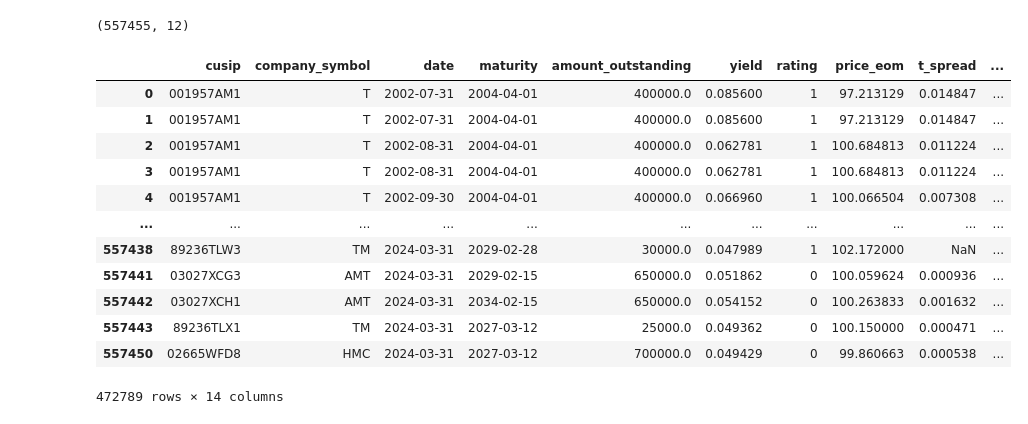
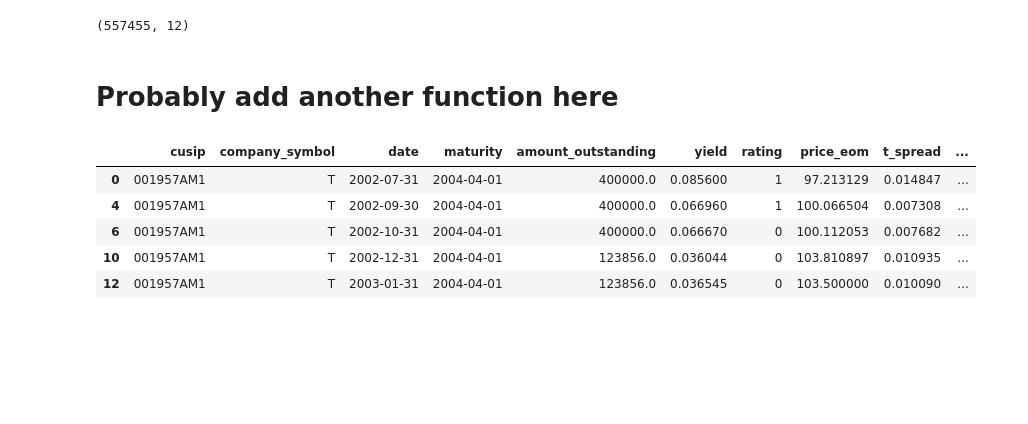
Before and after one commit to zixiaowang123/full_stack_project, a Jupyter notebook: src/test_nb.ipynb, the cells around one changed output. Cells and saved outputs as stored; diff of their text form; code cells hidden in the pictures; blank space fills up the shorter version.

```diff
--- a/src/test_nb.ipynb
+++ b/src/test_nb.ipynb
@@ -131,19 +159,16 @@ def add_par_spread_vectorized(f_df):
     return f_df
 # %%
 par_df = add_par_spread_vectorized(f_df)
+# %%
+par_df = par_df.dropna(subset=['par_spread'])
+# %% [markdown]
+# Probably add another function here
 # %%
-par_df[]
+par_df.head()
 # %% [output]
 |  | cusip | company_symbol | date | maturity | amount_outstanding | yield | rating | price_eom | t_spread | ... |
 | 0 | 001957AM1 | T | 2002-07-31 | 2004-04-01 | 400000.0 | 0.085600 | 1 | 97.213129 | 0.014847 | ... |
-| 1 | 001957AM1 | T | 2002-07-31 | 2004-04-01 | 400000.0 | 0.085600 | 1 | 97.213129 | 0.014847 | ... |
-| 2 | 001957AM1 | T | 2002-08-31 | 2004-04-01 | 400000.0 | 0.062781 | 1 | 100.684813 | 0.011224 | ... |
-| 3 | 001957AM1 | T | 2002-08-31 | 2004-04-01 | 400000.0 | 0.062781 | 1 | 100.684813 | 0.011224 | ... |
 | 4 | 001957AM1 | T | 2002-09-30 | 2004-04-01 | 400000.0 | 0.066960 | 1 | 100.066504 | 0.007308 | ... |
-| ... | ... | ... | ... | ... | ... | ... | ... | ... | ... | ... |
-| 557438 | 89236TLW3 | TM | 2024-03-31 | 2029-02-28 | 30000.0 | 0.047989 | 1 | 102.172000 | NaN | ... |
-| 557441 | 03027XCG3 | AMT | 2024-03-31 | 2029-02-15 | 650000.0 | 0.051862 | 0 | 100.059624 | 0.000936 | ... |
-| 557442 | 03027XCH1 | AMT | 2024-03-31 | 2034-02-15 | 650000.0 | 0.054152 | 0 | 100.263833 | 0.001632 | ... |
-| 557443 | 89236TLX1 | TM | 2024-03-31 | 2027-03-12 | 25000.0 | 0.049362 | 0 | 100.150000 | 0.000471 | ... |
-| 557450 | 02665WFD8 | HMC | 2024-03-31 | 2027-03-12 | 700000.0 | 0.049429 | 0 | 99.860663 | 0.000538 | ... |
+| 6 | 001957AM1 | T | 2002-10-31 | 2004-04-01 | 400000.0 | 0.066670 | 0 | 100.112053 | 0.007682 | ... |
+| 10 | 001957AM1 | T | 2002-12-31 | 2004-04-01 | 123856.0 | 0.036044 | 0 | 103.810897 | 0.010935 | ... |
+| 12 | 001957AM1 | T | 2003-01-31 | 2004-04-01 | 123856.0 | 0.036545 | 0 | 103.500000 | 0.010090 | ... |
-472789 rows × 14 columns
```
Also changed, not shown: parts of 11 cells of this notebook, 3 other files.
